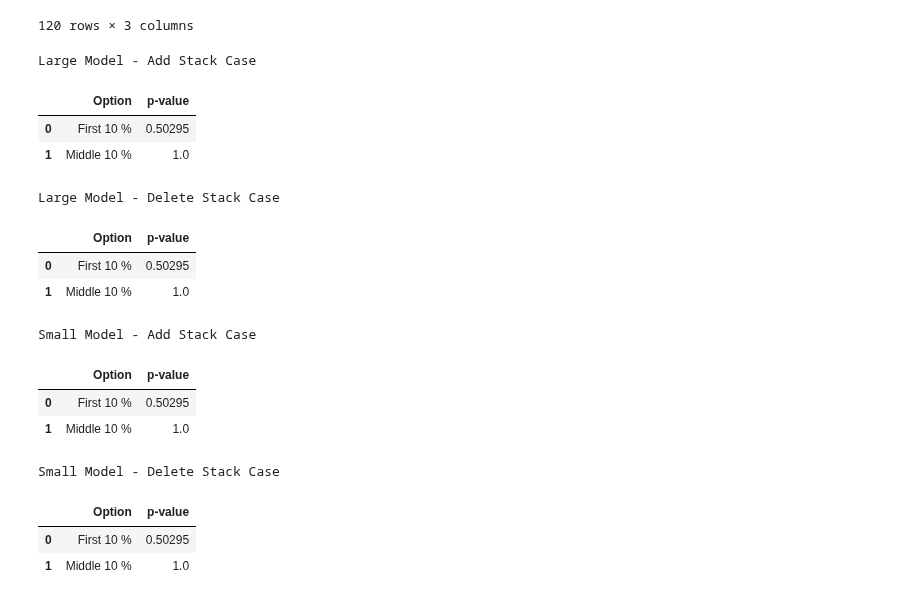
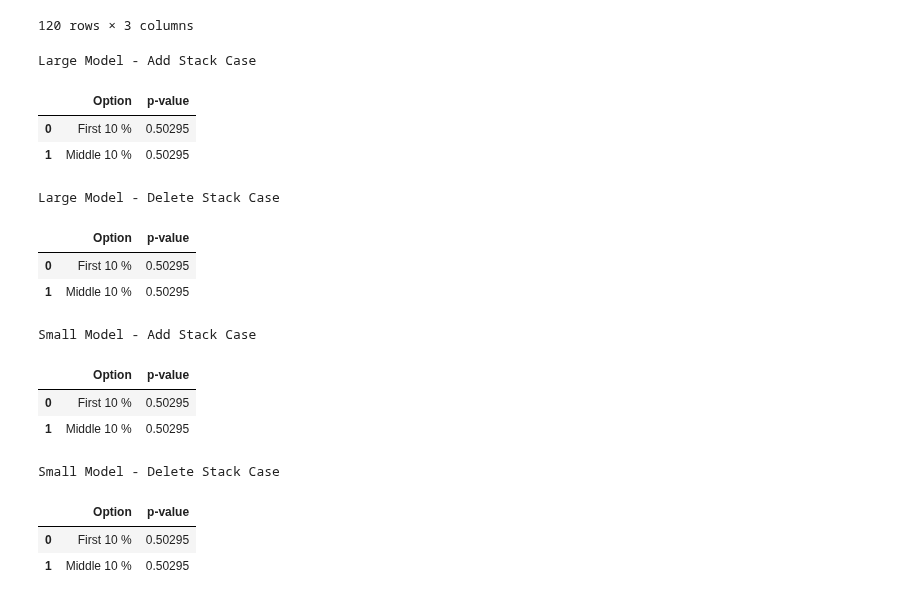
Before and after one commit to martineisenberg/momot-reactive, a Jupyter notebook: evaluation/data_processing.ipynb, the cells around one changed output. Saved outputs shown, nothing was run; the diff lists cells and outputs as text; code cells hidden in the pictures.

```diff
--- a/evaluation/data_processing.ipynb
+++ b/evaluation/data_processing.ipynb
@@ -817,45 +817,45 @@ def test(replan, seed):
     row = {}
     row['Option'] = "First 10 %"
     x = seed[seed.Setting == "FIRST"]['Value'].tolist()
     y = replan[replan.Setting == "FIRST"]['Value'].tolist()
-    row['p-value'] = st.mannwhitneyu(x, y, alternative="greater")[1]
+    row['p-value'] = st.mannwhitneyu(x, y, alternative="less")[1]
     p_values = p_values.append(row, ignore_index = True)
     row['Option'] = "Middle 10 %"
     x = seed[seed.Setting == "MIDDLE"]['Value'].tolist()
     y = replan[replan.Setting == "MIDDLE"]['Value'].tolist()
-    row['p-value'] = st.mannwhitneyu(x, y, alternative="two-sided")[1]
+    row['p-value'] = st.mannwhitneyu(x, y, alternative="less")[1]
     p_values = p_values.append(row, ignore_index = True)
     return p_values
 print("Large Model - Add Stack Case")
 raw_idle_add = raw_idle[raw_idle.Disturbance=='ADD']
 raw_parallel_1_add = raw_parallel_1[raw_parallel_1.Disturbance=='ADD']
 display(test(raw_idle_add, raw_parallel_1_add))
 print("Large Model - Delete Stack Case")
 raw_idle_add = raw_idle[raw_idle.Disturbance=='REMOVE']
 raw_parallel_1_add = raw_parallel_1[raw_parallel_1.Disturbance=='REMOVE']
 display(test(raw_idle_add, raw_parallel_1_add))
 print("Small Model - Add Stack Case")
 raw_idle_add = raw_idle[raw_idle.Disturbance=='ADD']
 raw_parallel_1_add = raw_parallel_1[raw_parallel_1.Disturbance=='ADD']
 display(test(raw_idle_add, raw_parallel_1_add))
 print("Small Model - Delete Stack Case")
 raw_idle_add = raw_idle[raw_idle.Disturbance=='REMOVE']
 raw_parallel_1_add = raw_parallel_1[raw_parallel_1.Disturbance=='REMOVE']
 display(test(raw_idle_add, raw_parallel_1_add))
 # %% [output]
 Large Model - Add Stack Case
 |  | Option | p-value |
 | 0 | First 10 % | 0.50295 |
-| 1 | Middle 10 % | 1.0 |
+| 1 | Middle 10 % | 0.50295 |
 Large Model - Delete Stack Case
 |  | Option | p-value |
 | 0 | First 10 % | 0.50295 |
-| 1 | Middle 10 % | 1.0 |
+| 1 | Middle 10 % | 0.50295 |
 Small Model - Add Stack Case
 |  | Option | p-value |
 | 0 | First 10 % | 0.50295 |
-| 1 | Middle 10 % | 1.0 |
+| 1 | Middle 10 % | 0.50295 |
 Small Model - Delete Stack Case
 |  | Option | p-value |
 | 0 | First 10 % | 0.50295 |
-| 1 | Middle 10 % | 1.0 |
+| 1 | Middle 10 % | 0.50295 |
```
